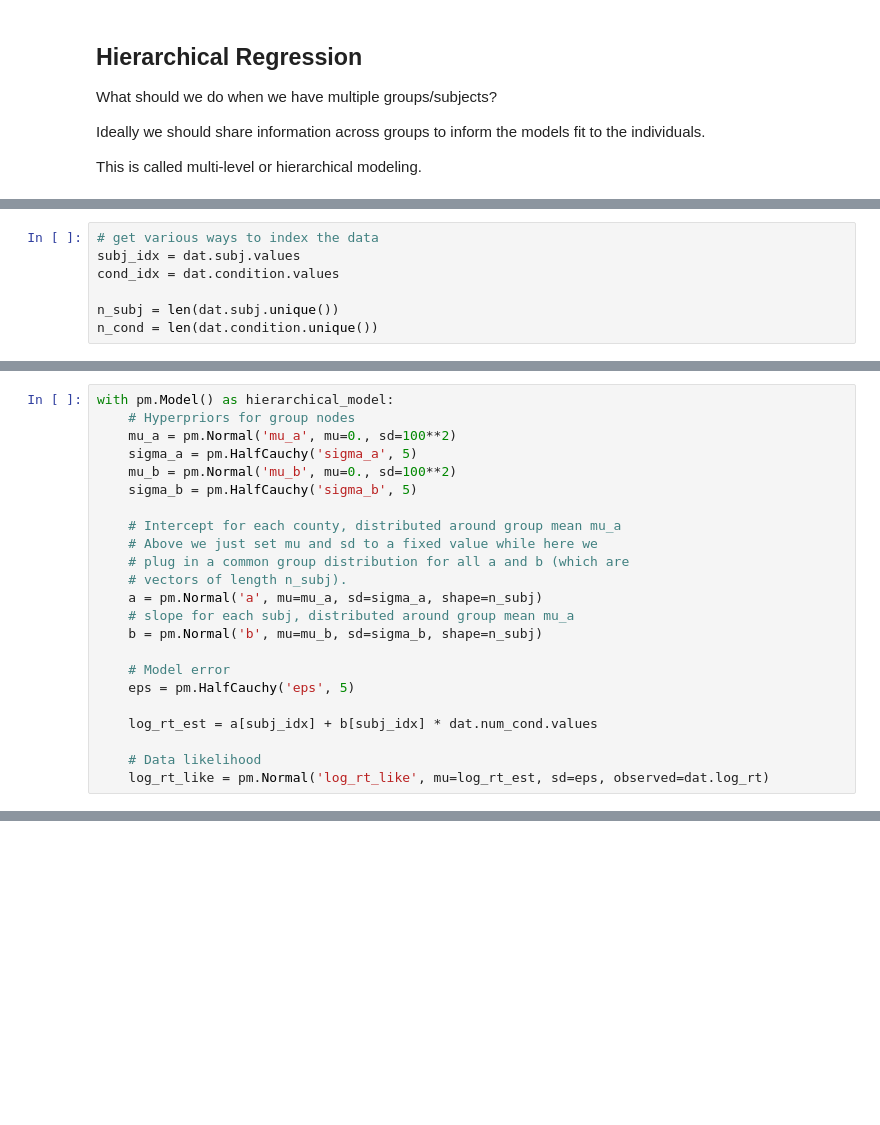
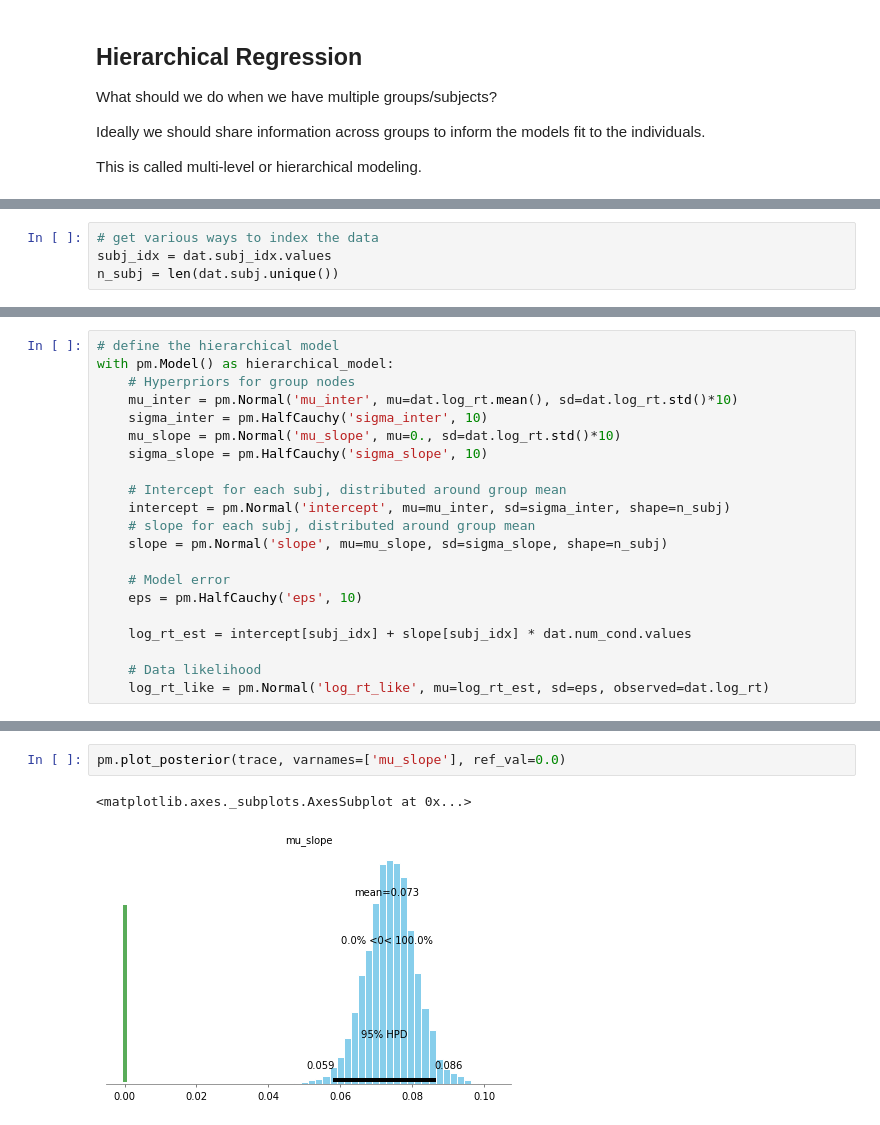
Before and after one commit to compmem/QuantCog, a Jupyter notebook: notebooks/05_Bayesian_Regression.ipynb, the cells around one changed output, grey strips where cells are left out. Drawn from its saved outputs; the diff is of its cells as text; blank space fills up the shorter version.

```diff
--- a/notebooks/05_Bayesian_Regression.ipynb
+++ b/notebooks/05_Bayesian_Regression.ipynb
@@ -225,7 +346,4 @@ dat.num_cond.unique()
 # %%
 # get various ways to index the data
-subj_idx = dat.subj.values
-cond_idx = dat.condition.values
-
+subj_idx = dat.subj_idx.values
 n_subj = len(dat.subj.unique())
-n_cond = len(dat.condition.unique())
@@ -232,23 +356,21 @@ n_cond = len(dat.condition.unique())
 # %%
+# define the hierarchical model
 with pm.Model() as hierarchical_model:
     # Hyperpriors for group nodes
-    mu_a = pm.Normal('mu_a', mu=0., sd=100**2)
-    sigma_a = pm.HalfCauchy('sigma_a', 5)
-    mu_b = pm.Normal('mu_b', mu=0., sd=100**2)
-    sigma_b = pm.HalfCauchy('sigma_b', 5)
+    mu_inter = pm.Normal('mu_inter', mu=dat.log_rt.mean(), sd=dat.log_rt.std()*10)
+    sigma_inter = pm.HalfCauchy('sigma_inter', 10)
+    mu_slope = pm.Normal('mu_slope', mu=0., sd=dat.log_rt.std()*10)
+    sigma_slope = pm.HalfCauchy('sigma_slope', 10)
 
-    # Intercept for each county, distributed around group mean mu_a
-    # Above we just set mu and sd to a fixed value while here we
-    # plug in a common group distribution for all a and b (which are
-    # vectors of length n_subj).
-    a = pm.Normal('a', mu=mu_a, sd=sigma_a, shape=n_subj)
-    # slope for each subj, distributed around group mean mu_a
-    b = pm.Normal('b', mu=mu_b, sd=sigma_b, shape=n_subj)
+    # Intercept for each subj, distributed around group mean
+    intercept = pm.Normal('intercept', mu=mu_inter, sd=sigma_inter, shape=n_subj)
+    # slope for each subj, distributed around group mean
+    slope = pm.Normal('slope', mu=mu_slope, sd=sigma_slope, shape=n_subj)
 
     # Model error
-    eps = pm.HalfCauchy('eps', 5)
+    eps = pm.HalfCauchy('eps', 10)
 
-    log_rt_est = a[subj_idx] + b[subj_idx] * dat.num_cond.values
+    log_rt_est = intercept[subj_idx] + slope[subj_idx] * dat.num_cond.values
 
     # Data likelihood
     log_rt_like = pm.Normal('log_rt_like', mu=log_rt_est, sd=eps, observed=dat.log_rt)
@@ -259,0 +389,5 @@ pm.traceplot(trace);
+# %%
+pm.plot_posterior(trace, varnames=['mu_slope'], ref_val=0.0)
+# %% [output]
+<matplotlib.axes._subplots.AxesSubplot at 0x...>
+[figure, added]
```
Also changed, not shown: parts of 32 cells of this notebook.
